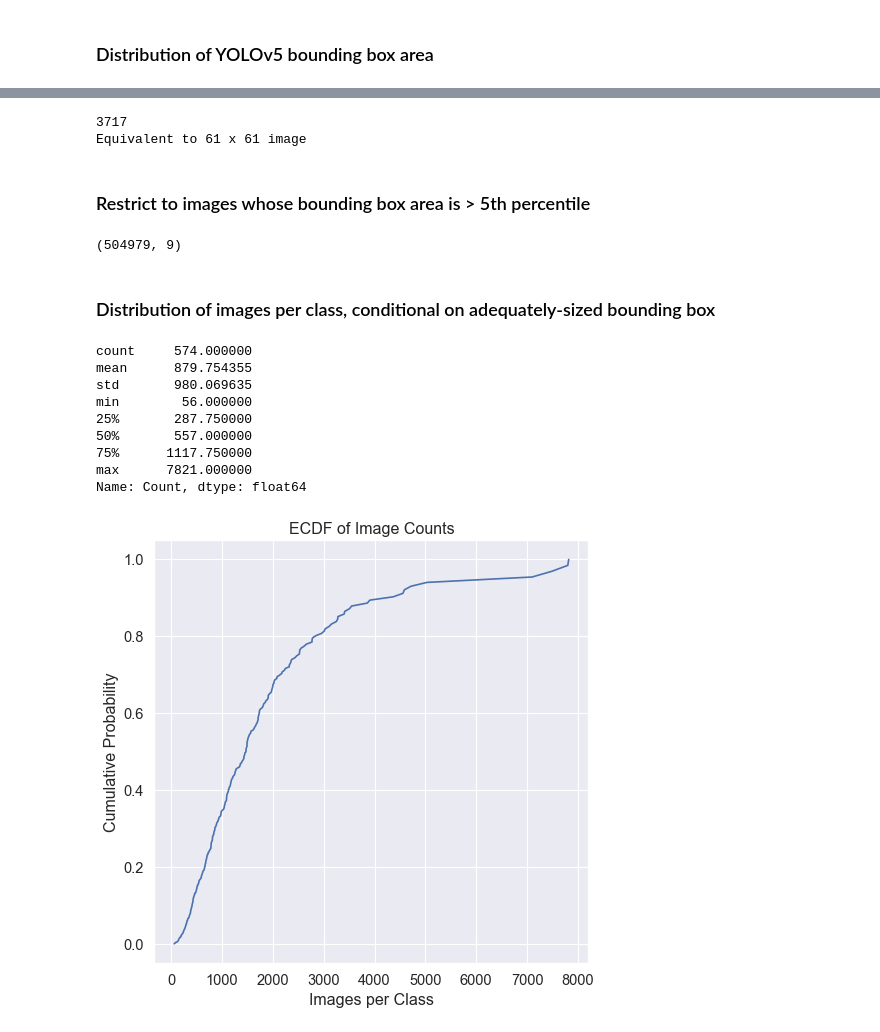
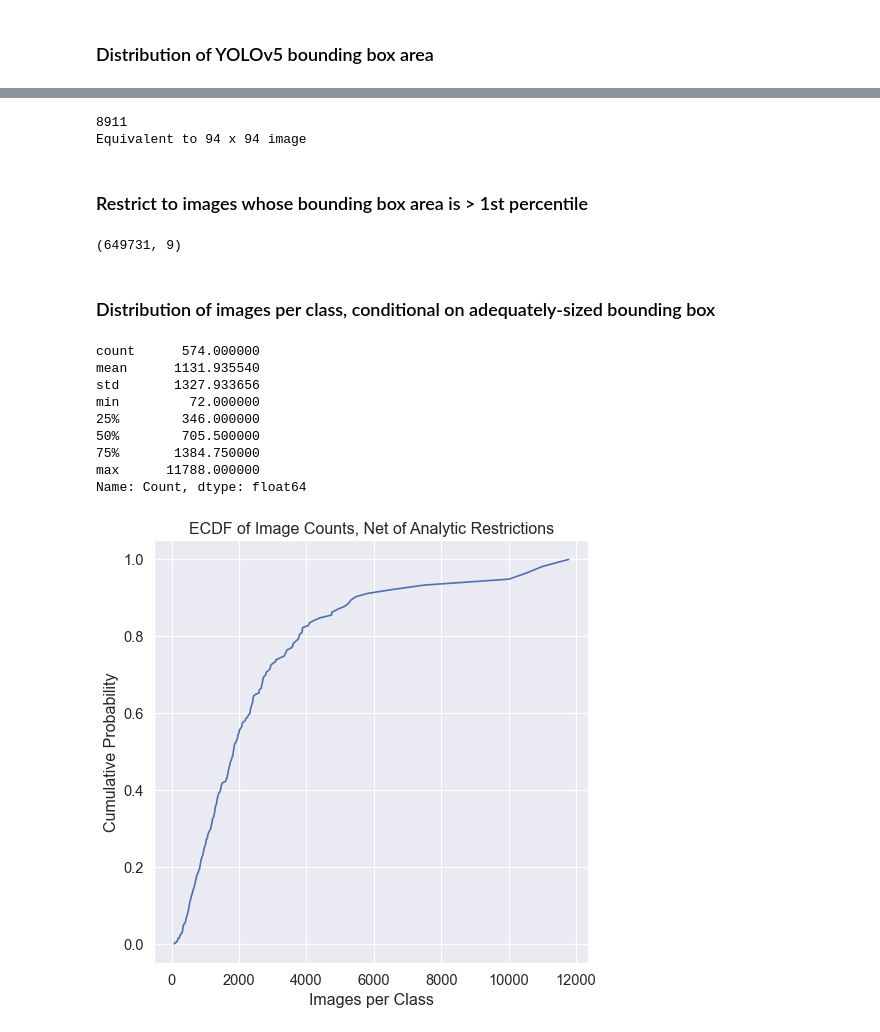
Before and after one commit to kingjosephm/vehicle_make_model_classifier, a Jupyter notebook: create_training_images/scraped_image_analysis.ipynb, the cells around one changed output, grey strips where cells are left out. Drawn from its saved outputs; the diff is of its cells as text; code cells hidden in the pictures.

```diff
--- a/create_training_images/scraped_image_analysis.ipynb
+++ b/create_training_images/scraped_image_analysis.ipynb
@@ -203,18 +203,18 @@ plt.show()
 # %%
-thresh = subset['area'].quantile(0.05)
+thresh = subset['area'].quantile(0.01)
 print(round(thresh))
 print(f"Equivalent to {round(np.sqrt(thresh))} x {round(np.sqrt(thresh))} image")
 # %% [output]
-3717
-Equivalent to 61 x 61 image
+8911
+Equivalent to 94 x 94 image
 # %% [markdown]
-### Restrict to images whose bounding box area is > 5th percentile
+### Restrict to images whose bounding box area is > 1st percentile
 # %%
 subset = subset.loc[subset['area'] > thresh]
 # %%
 subset.shape
 # %% [output]
-(504979, 9)
+(649731, 9)
 # %% [markdown]
 ### Distribution of images per class, conditional on adequately-sized bounding box
 # %%
@@ -223,14 +223,14 @@ make_model_reduced['Count'] = 1
 make_model_reduced = make_model_reduced.groupby('Make_Model')['Count'].count().reset_index()
 make_model_reduced['Count'].describe()
 # %% [output]
-count     574.000000
-mean      879.754355
-std       980.069635
-min        56.000000
-25%       287.750000
-50%       557.000000
-75%      1117.750000
-max      7821.000000
+count      574.000000
+mean      1131.935540
+std       1327.933656
+min         72.000000
+25%        346.000000
+50%        705.500000
+75%       1384.750000
+max      11788.000000
 Name: Count, dtype: float64
 # %%
 img_count = make_model_reduced['Count'].sort_values().reset_index(drop=True)
@@ -239,13 +239,13 @@ ecdf_img_count.index = img_count
 # %%
 figure(figsize=(7, 7), dpi=80)
 plt.plot(ecdf_img_count)
 plt.xlabel('Images per Class')
 plt.ylabel("Cumulative Probability")
-plt.title("ECDF of Image Counts")
+plt.title("ECDF of Image Counts, Net of Analytic Restrictions")
 plt.savefig('ecdf_img_count.png', dpi=80)
 plt.show()
 # %% [output]
-[figure, old version]
+[figure, new version]
 # %%
 figure(figsize=(8, 160), dpi=80)
 sns.set(font_scale=1.1)
```
Also changed, not shown: parts of 11 cells of this notebook, 5 other files.
